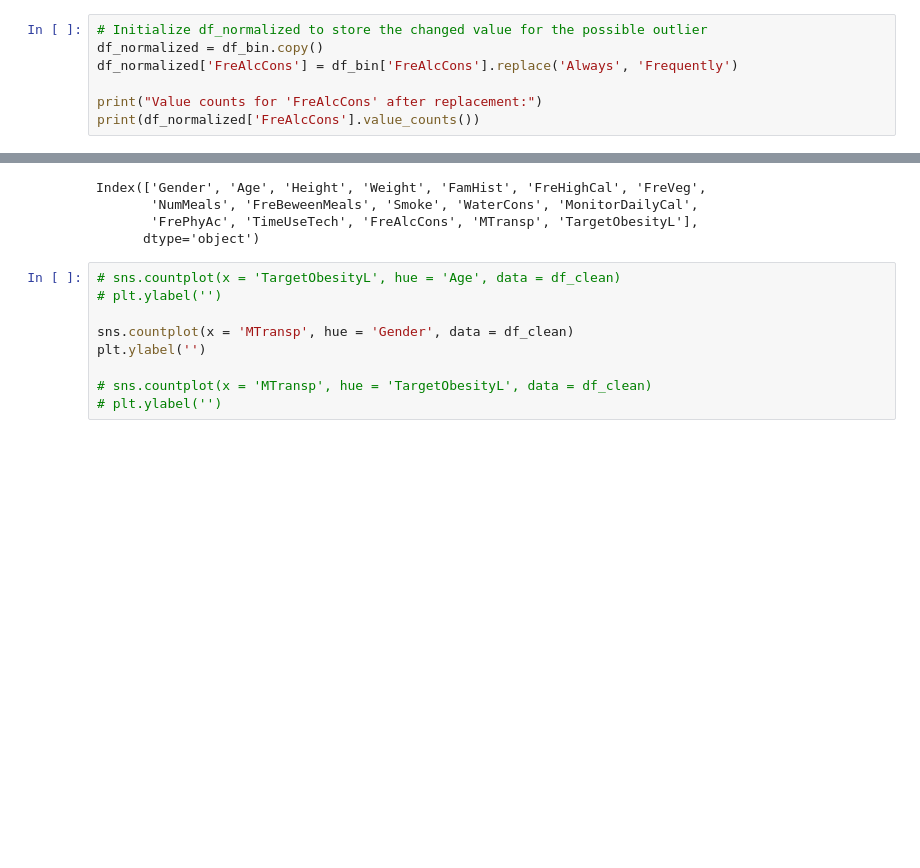
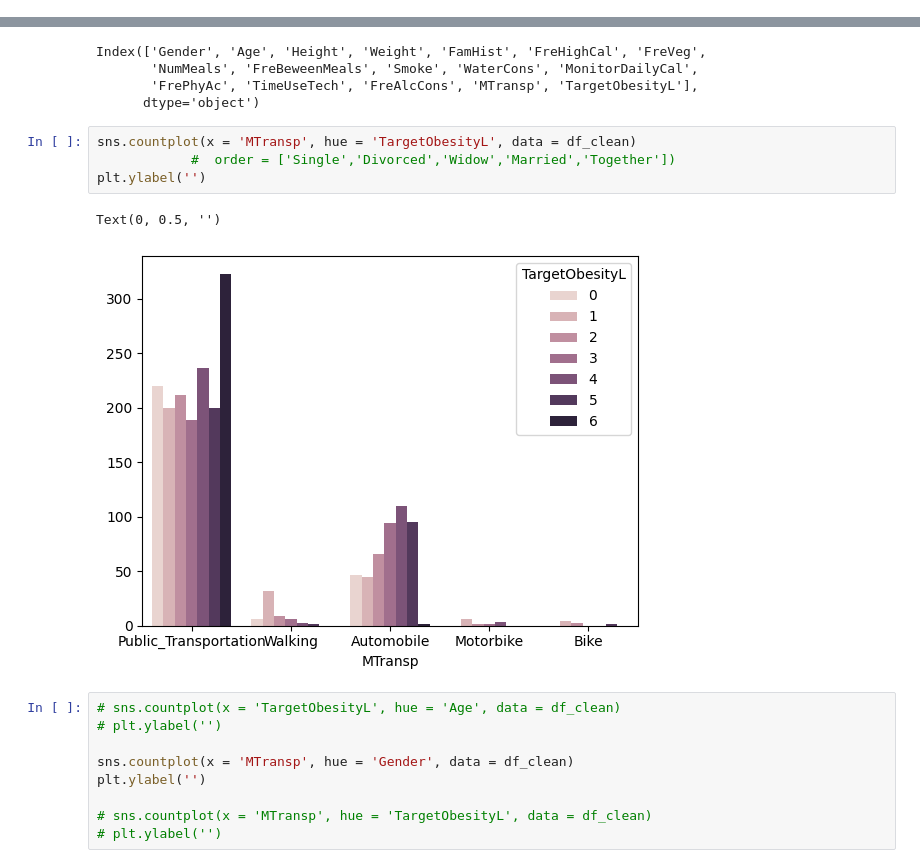
Before and after one commit to MInesGomes/DataScienceObesityLevels, a Jupyter notebook: DSGroup2.ipynb, the cells around one changed output, grey strips where cells are left out. Cells and saved outputs as stored; diff of their text form; blank space fills up the shorter version.

```diff
--- a/DSGroup2.ipynb
+++ b/DSGroup2.ipynb
@@ -616,7 +613,0 @@ We'll Replace `Always` with `Frequently` in  the `FreAlcCons` feature which migh
-# %%
-# Initialize df_normalized to store the changed value for the possible outlier
-df_normalized = df_bin.copy()
-df_normalized['FreAlcCons'] = df_bin['FreAlcCons'].replace('Always', 'Frequently')
-
-print("Value counts for 'FreAlcCons' after replacement:")
-print(df_normalized['FreAlcCons'].value_counts())
@@ -739,6 +787,13 @@ Index(['Gender', 'Age', 'Height', 'Weight', 'FamHist', 'FreHighCal', 'FreVeg',
        'NumMeals', 'FreBeweenMeals', 'Smoke', 'WaterCons', 'MonitorDailyCal',
        'FrePhyAc', 'TimeUseTech', 'FreAlcCons', 'MTransp', 'TargetObesityL'],
       dtype='object')
+# %%
+sns.countplot(x = 'MTransp', hue = 'TargetObesityL', data = df_clean)
+            #  order = ['Single','Divorced','Widow','Married','Together'])
+plt.ylabel('')
+# %% [output]
+Text(0, 0.5, '')
+[figure, added]
 # %%
 # sns.countplot(x = 'TargetObesityL', hue = 'Age', data = df_clean)
 # plt.ylabel('')
```
Also changed, not shown: parts of 8 cells of this notebook.
